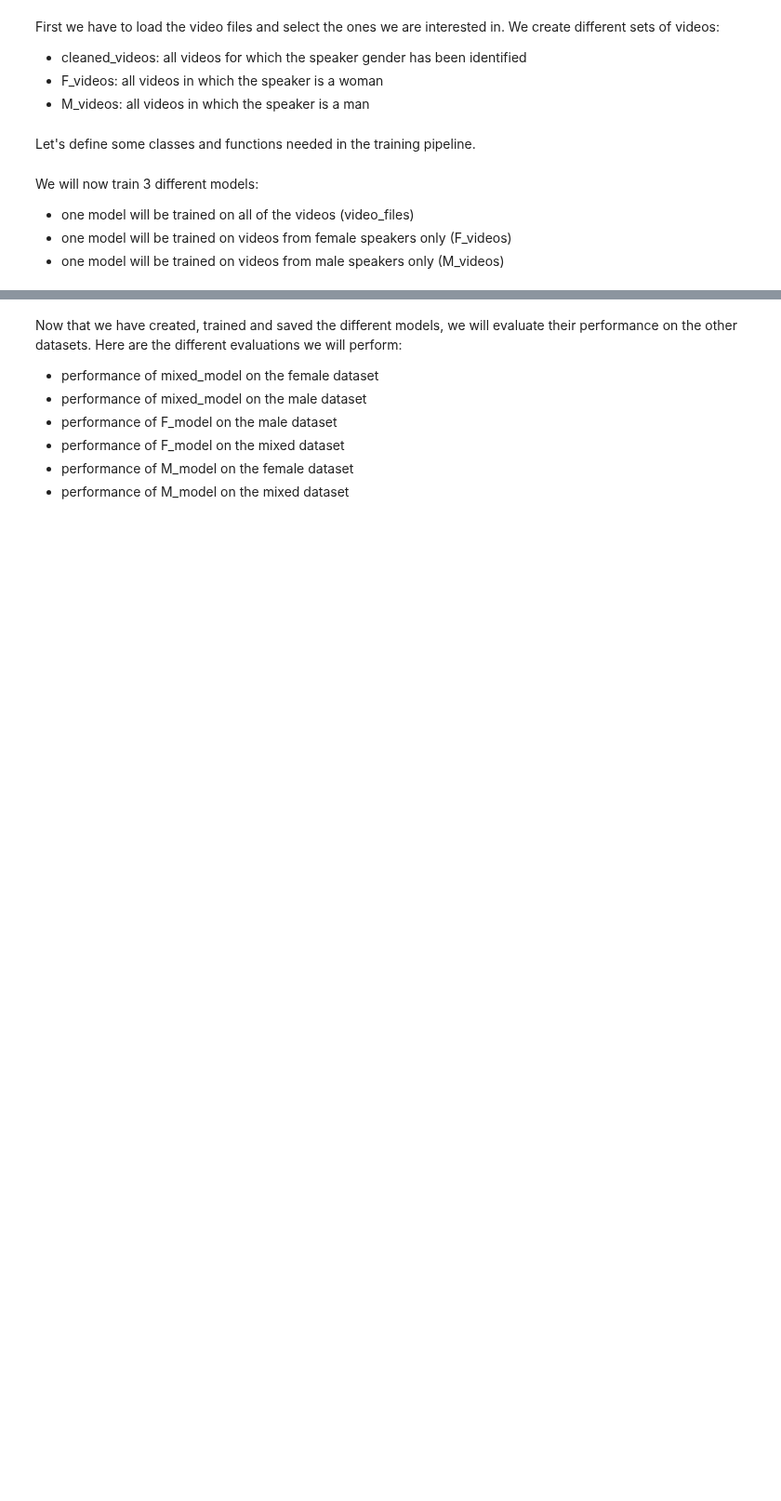
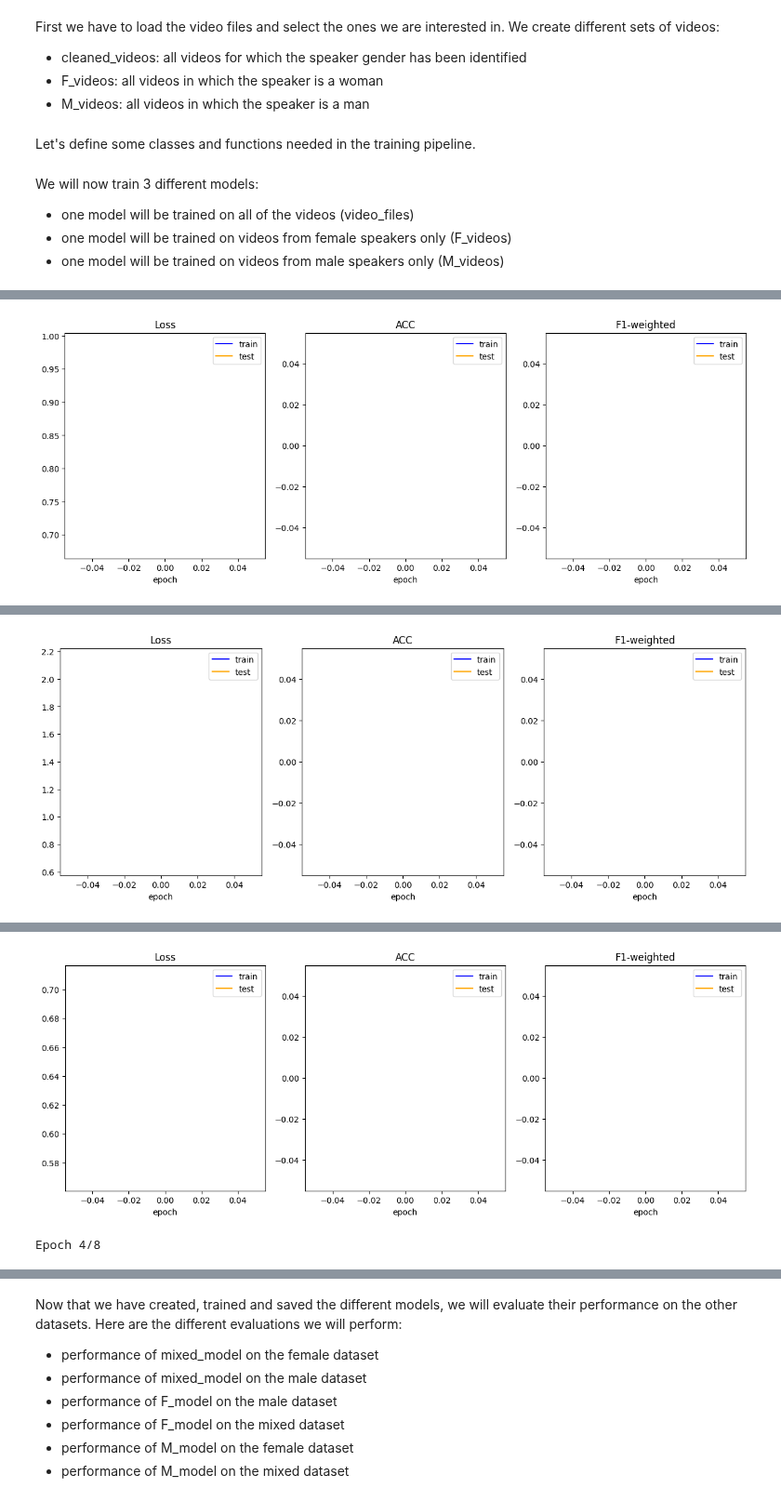
Before and after one commit to sinarollin/Inclusiveness-in-Sarcasm-Detection, a Jupyter notebook: video-model-training.ipynb, the cells around one changed output, grey strips where cells are left out. Shown at 93% size. Cells and saved outputs as stored; diff of their text form; code cells hidden in the pictures; blank space fills up the shorter version.

```diff
--- a/video-model-training.ipynb
+++ b/video-model-training.ipynb
@@ -114,0 +209,47 @@ We will now train 3 different models:
+# %%
+# MIXED MODEL 2
+
+# Set seed for reproducibility
+torch.manual_seed(42)
+
+# Set device
+device = torch.device("cpu")
+
+# Set hyperparameters
+learning_rate = 0.001
+num_epochs = 8
+batch_size = 32
+weight_decay = 0.05
+dropout_prob = 0
+
+# Split dataset into training and testing
+train_dataset = VideoDataset(mixed_train_data)
+val_dataset = VideoDataset(mixed_val_data)
+
+# Initialize dataloaders
+train_dataloader = DataLoader(train_dataset, batch_size=batch_size, collate_fn=functions.custom_collate_fn)
+val_dataloader = DataLoader(val_dataset, batch_size=batch_size, collate_fn=functions.custom_collate_fn)
+
+# Initialize the model
+mixed_model = SarcasmDetectionModel(num_classes=2).to(device)
+
+# Define optimizer and criterion
+optimizer = optim.AdamW(mixed_model.parameters(), lr=learning_rate, weight_decay=weight_decay)
+criterion = nn.CrossEntropyLoss()
+
+# Define metrics
+metrics = {'ACC': functions.acc, 'F1-weighted': functions.f1}
+metrics_names = list(metrics.keys())
+train_metrics_log = [[] for i in range(len(metrics))]
+val_metrics_log = [[] for i in range(len(metrics))]
+
+# Training loop
+for epoch in range(num_epochs):
+    print(f"Epoch {epoch+1}/{num_epochs}")
+    train_loss, train_acc = functions.train_epoch(mixed_model, train_dataloader, criterion, optimizer, device)
+    test_loss, test_acc = functions.evaluate_model(mixed_model, val_dataloader, criterion, device)
+    functions.plot_training(train_loss, test_loss, metrics_names, train_metrics_log, val_metrics_log)
+
+# Save model
+torch.save(mixed_model.state_dict(), 'models/mixed_model_2_video.pth')
+# %% [output]
@@ -114,0 +259 @@ We will now train 3 different models:
+[figure, added]
@@ -114,0 +263 @@ We will now train 3 different models:
+[figure, added]
@@ -114,0 +267,2 @@ We will now train 3 different models:
+[figure, added]
+Epoch 4/8
```
Also changed, not shown: parts of 7 cells of this notebook, 1 other file.
